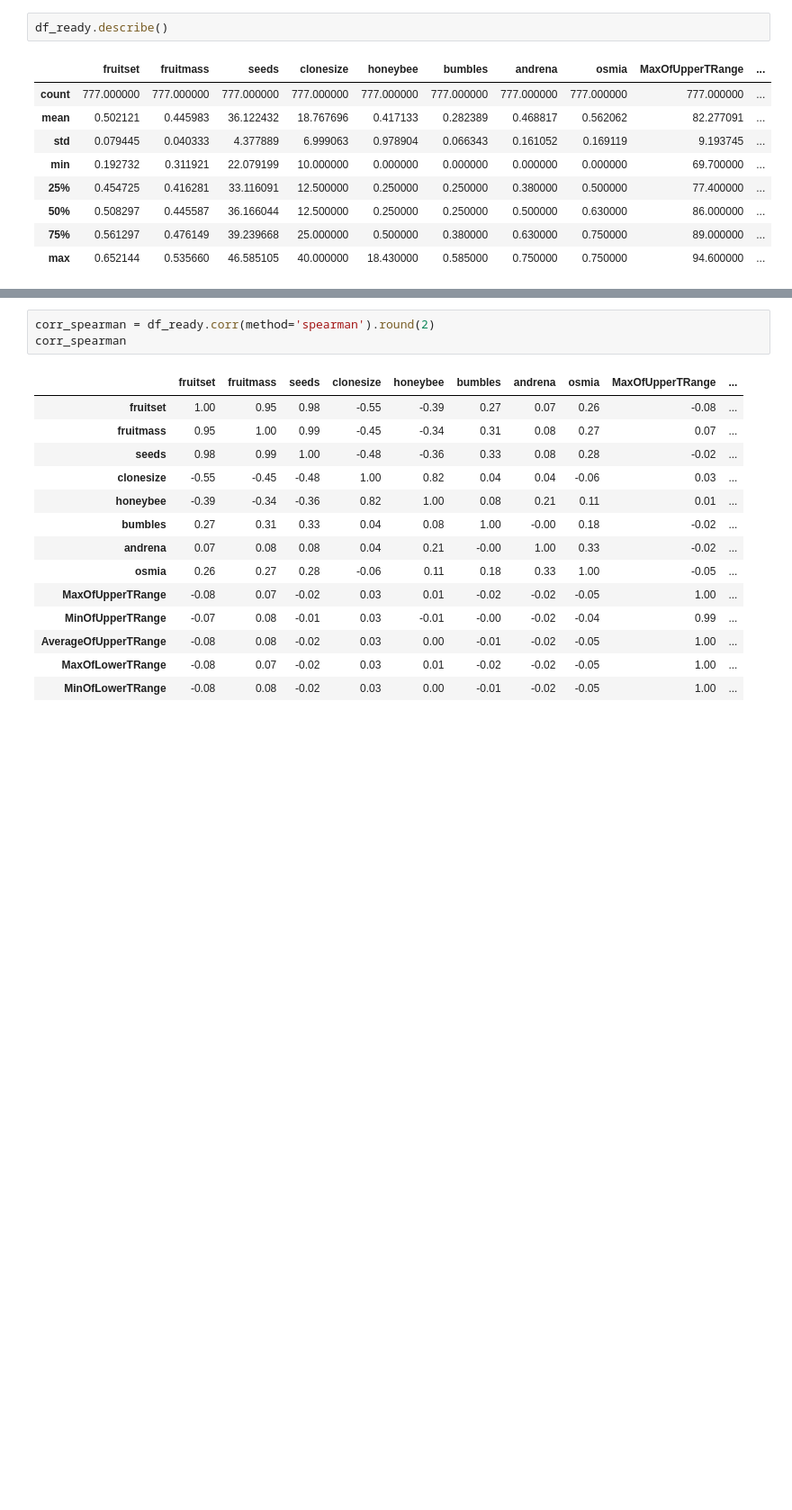
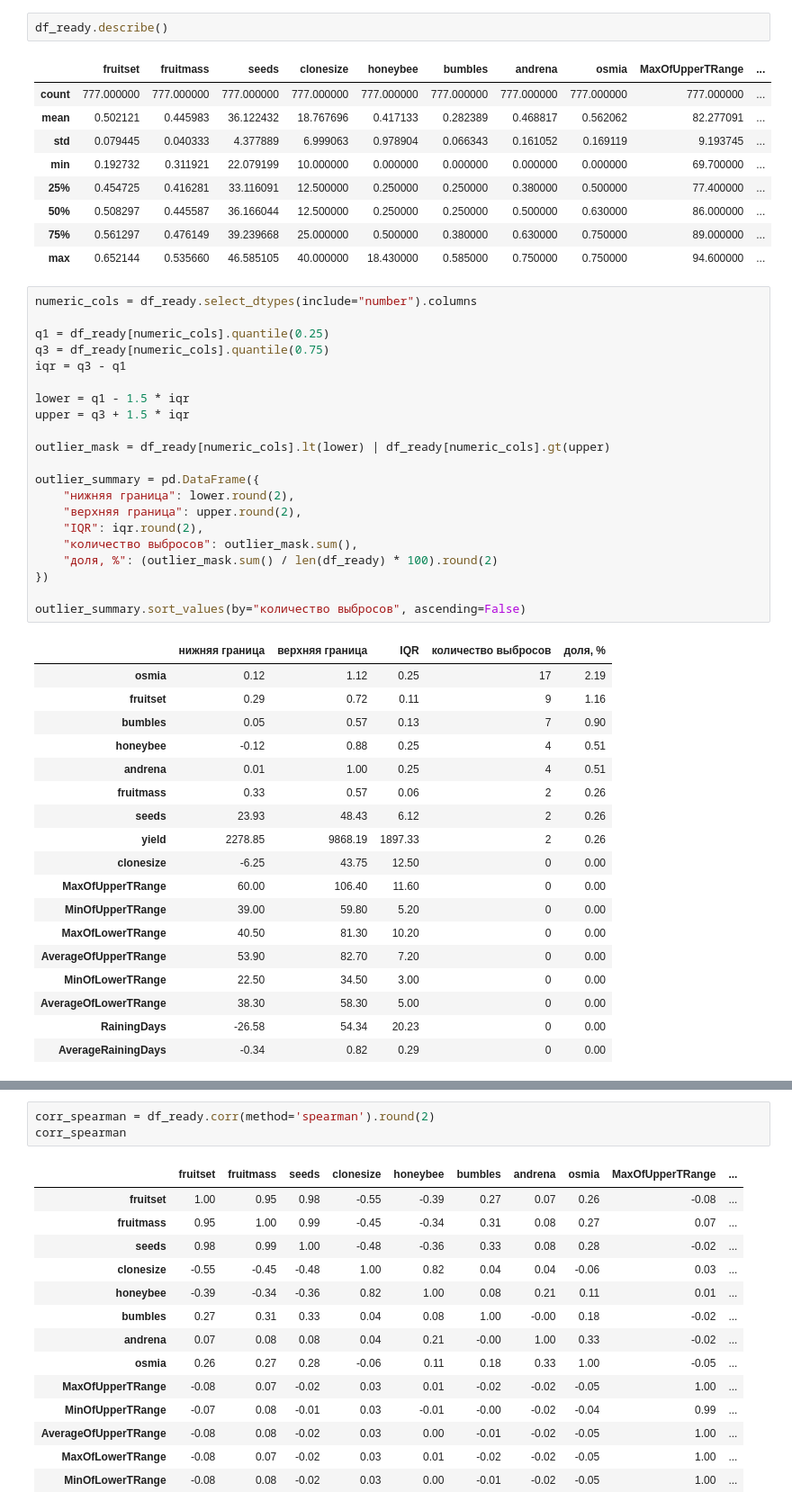
Before and after one commit to matveyyaros/Project-activities-case-9, a Jupyter notebook: notebooks/praktika.ipynb, the cells around one changed output, grey strips where cells are left out. Shown at 90% size. Cells and saved outputs as stored; diff of their text form; blank space fills up the shorter version.

```diff
--- a/notebooks/praktika.ipynb
+++ b/notebooks/praktika.ipynb
@@ -86,3 +86,43 @@ df_ready.describe()
 | 50% | 0.508297 | 0.445587 | 36.166044 | 12.500000 | 0.250000 | 0.250000 | 0.500000 | 0.630000 | 86.000000 | ... |
 | 75% | 0.561297 | 0.476149 | 39.239668 | 25.000000 | 0.500000 | 0.380000 | 0.630000 | 0.750000 | 89.000000 | ... |
 | max | 0.652144 | 0.535660 | 46.585105 | 40.000000 | 18.430000 | 0.585000 | 0.750000 | 0.750000 | 94.600000 | ... |
+# %%
+numeric_cols = df_ready.select_dtypes(include="number").columns
+
+q1 = df_ready[numeric_cols].quantile(0.25)
+q3 = df_ready[numeric_cols].quantile(0.75)
+iqr = q3 - q1
+
+lower = q1 - 1.5 * iqr
+upper = q3 + 1.5 * iqr
+
+outlier_mask = df_ready[numeric_cols].lt(lower) | df_ready[numeric_cols].gt(upper)
+
+outlier_summary = pd.DataFrame({
+    "нижняя граница": lower.round(2),
+    "верхняя граница": upper.round(2),
+    "IQR": iqr.round(2),
+    "количество выбросов": outlier_mask.sum(),
+    "доля, %": (outlier_mask.sum() / len(df_ready) * 100).round(2)
+})
+
+outlier_summary.sort_values(by="количество выбросов", ascending=False)
+# %% [output]
+|  | нижняя граница | верхняя граница | IQR | количество выбросов | доля, % |
+| osmia | 0.12 | 1.12 | 0.25 | 17 | 2.19 |
+| fruitset | 0.29 | 0.72 | 0.11 | 9 | 1.16 |
+| bumbles | 0.05 | 0.57 | 0.13 | 7 | 0.90 |
+| honeybee | -0.12 | 0.88 | 0.25 | 4 | 0.51 |
+| andrena | 0.01 | 1.00 | 0.25 | 4 | 0.51 |
+| fruitmass | 0.33 | 0.57 | 0.06 | 2 | 0.26 |
+| seeds | 23.93 | 48.43 | 6.12 | 2 | 0.26 |
+| yield | 2278.85 | 9868.19 | 1897.33 | 2 | 0.26 |
+| clonesize | -6.25 | 43.75 | 12.50 | 0 | 0.00 |
+| MaxOfUpperTRange | 60.00 | 106.40 | 11.60 | 0 | 0.00 |
+| MinOfUpperTRange | 39.00 | 59.80 | 5.20 | 0 | 0.00 |
+| MaxOfLowerTRange | 40.50 | 81.30 | 10.20 | 0 | 0.00 |
+| AverageOfUpperTRange | 53.90 | 82.70 | 7.20 | 0 | 0.00 |
+| MinOfLowerTRange | 22.50 | 34.50 | 3.00 | 0 | 0.00 |
+| AverageOfLowerTRange | 38.30 | 58.30 | 5.00 | 0 | 0.00 |
+| RainingDays | -26.58 | 54.34 | 20.23 | 0 | 0.00 |
+| AverageRainingDays | -0.34 | 0.82 | 0.29 | 0 | 0.00 |
```
Also changed, not shown: parts of 16 cells of this notebook.
